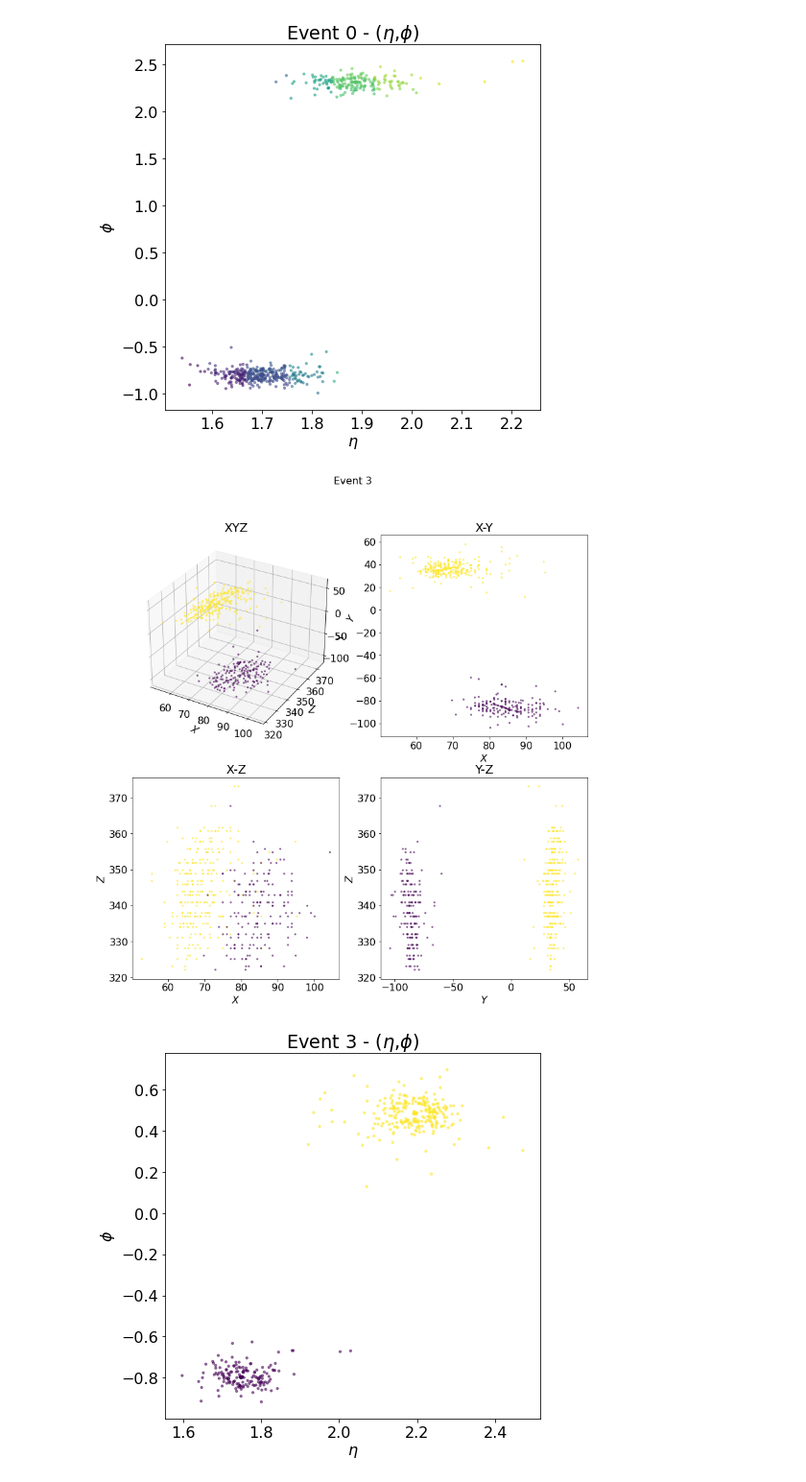
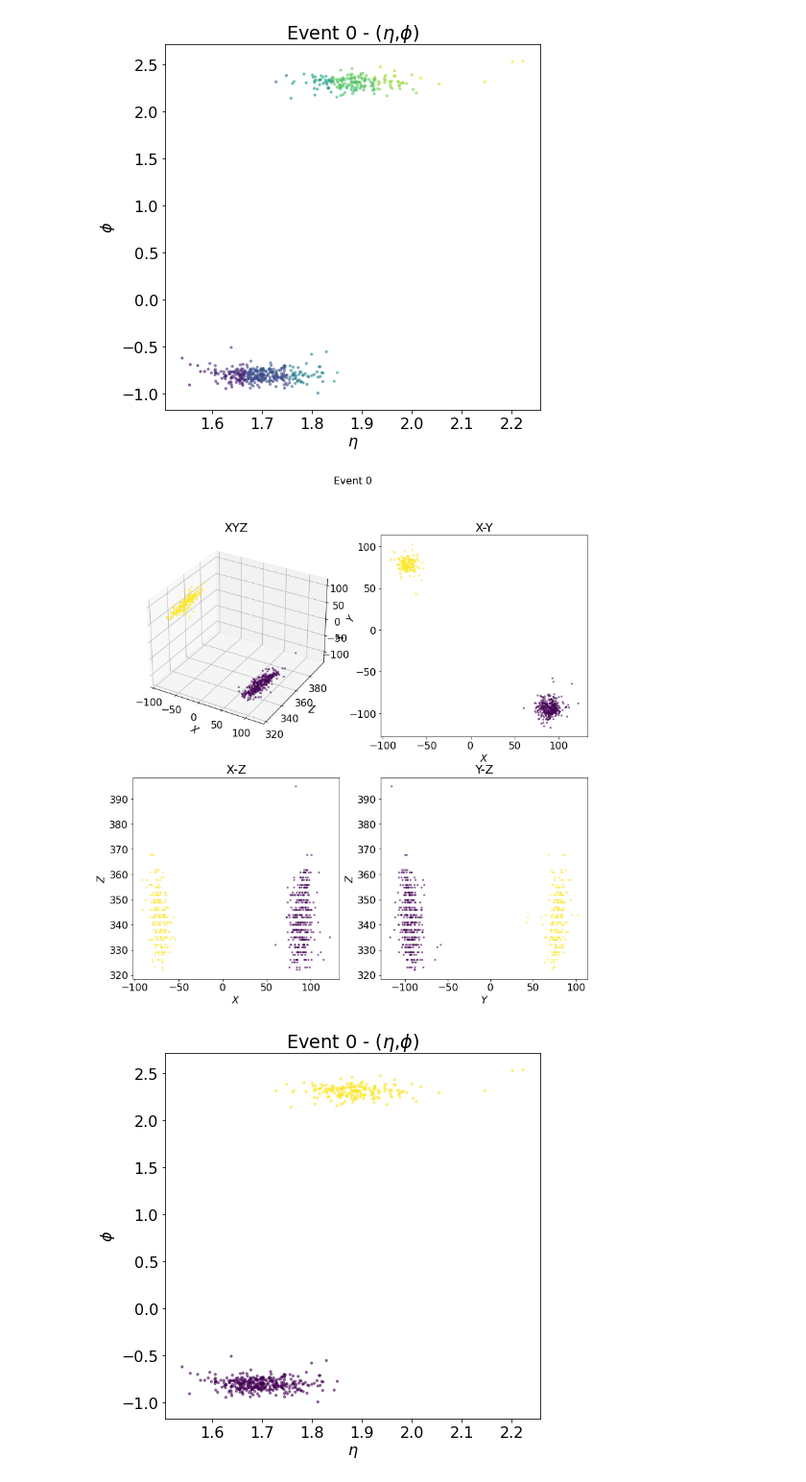
Before and after one commit to cms-patatrack/tue-hackathon-2021, a Jupyter notebook: hackathon_demo.ipynb, the cells around one changed output. Shown: that part at 96% size. Saved outputs shown, nothing was run; the diff lists cells and outputs as text; code cells hidden in the pictures.

```diff
--- a/hackathon_demo.ipynb
+++ b/hackathon_demo.ipynb
@@ -317,9 +317,8 @@ plotEtaPhi(eta, phi, energy, output_enFr, output_idx, eventToVisualize, False)
 [figure]
 # %%
 #... and compare with the truth
-eventToVisualize = 3
 plotXYZ(pos_x, pos_y, pos_z, energy, enFraction, trueTrackster_idx, eventToVisualize, False)
 plotEtaPhi(eta, phi, energy, enFraction, trueTrackster_idx, eventToVisualize, False)
 # %% [output]
-[figure, old version]
+[figure, new version]
-[figure, old version]
+[figure, new version]
```
